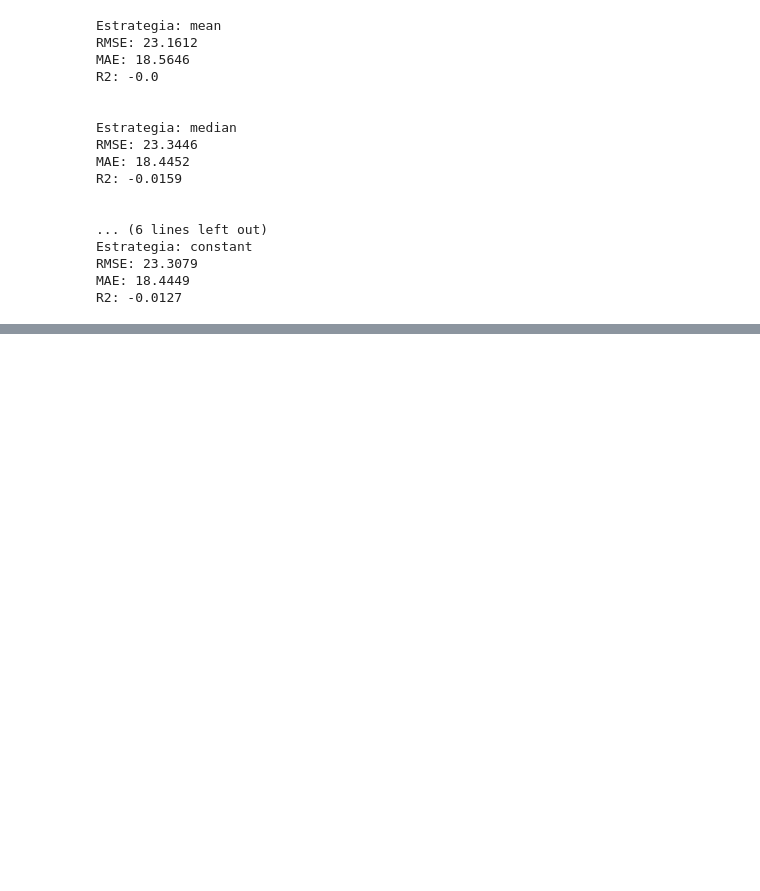
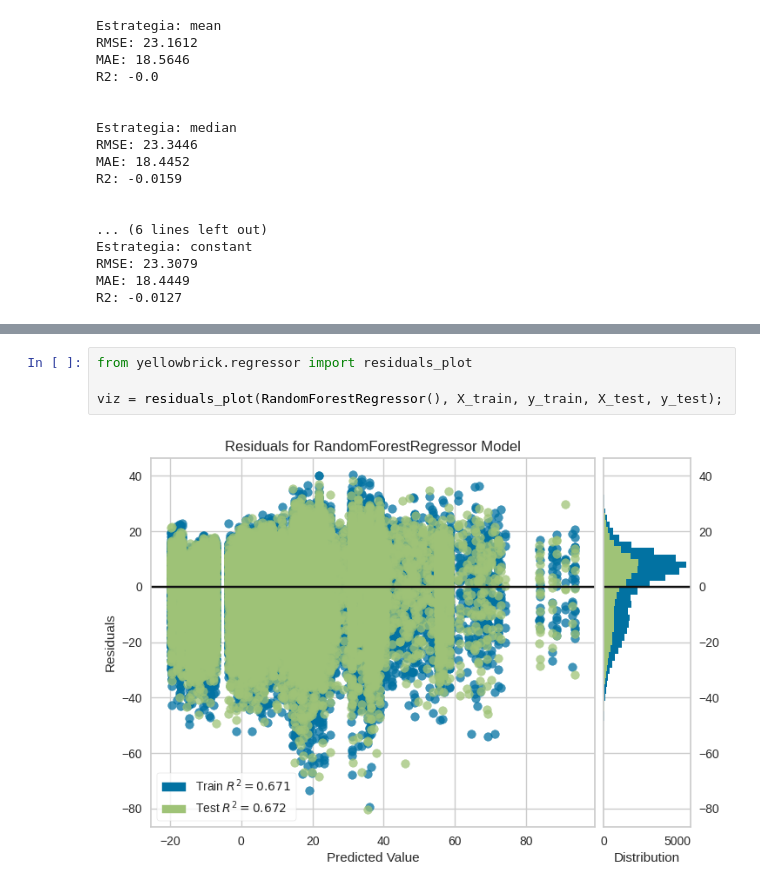
Before and after one commit to lukitasmois/ia-aumentada-prevision-de-atrasos-de-vuelos, a Jupyter notebook: notebook.ipynb, the cells around one changed output, grey strips where cells are left out. Saved outputs shown, nothing was run; the diff lists cells and outputs as text; blank space fills up the shorter version.

```diff
--- a/notebook.ipynb
+++ b/notebook.ipynb
@@ -386,0 +406,6 @@ R2: -0.0127
+# %%
+from yellowbrick.regressor import residuals_plot
+
+viz = residuals_plot(RandomForestRegressor(), X_train, y_train, X_test, y_test);
+# %% [output]
+[figure, added]
```
Also changed, not shown: parts of 3 cells of this notebook.
